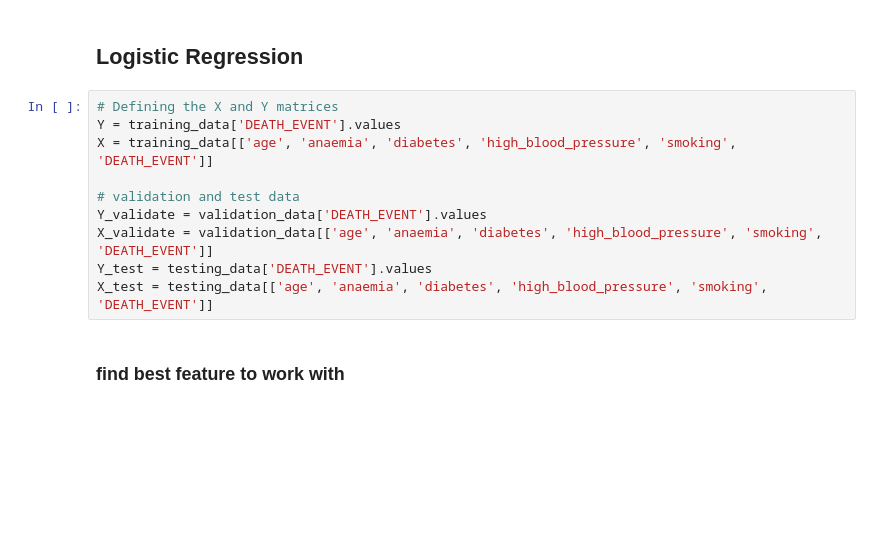
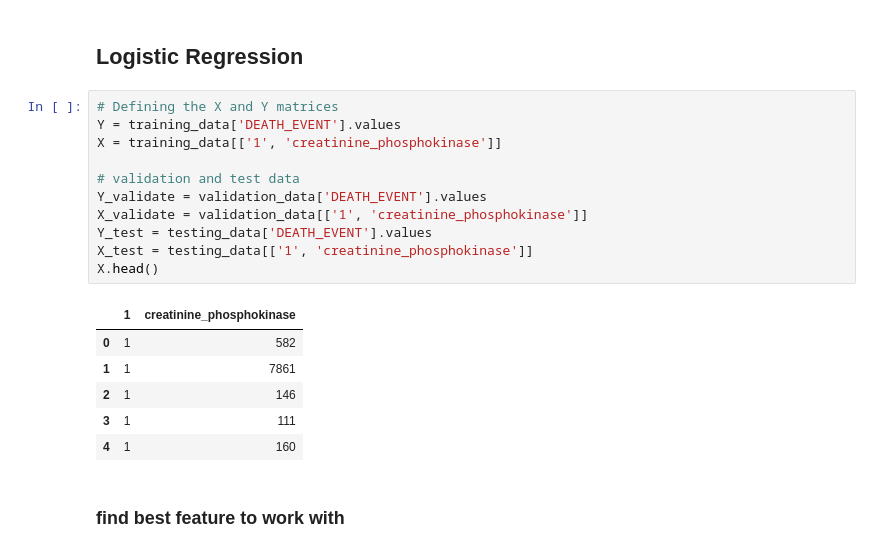
Before and after one commit to Artificial-Intelligence-101/ML, a Jupyter notebook: Code.ipynb, the cells around one changed output. Cells and saved outputs as stored; diff of their text form; blank space fills up the shorter version.

```diff
--- a/Code.ipynb
+++ b/Code.ipynb
@@ -116,13 +117,21 @@ testing_data.tail()
 # %%
 # Defining the X and Y matrices
 Y = training_data['DEATH_EVENT'].values
-X = training_data[['age', 'anaemia', 'diabetes', 'high_blood_pressure', 'smoking', 'DEATH_EVENT']]
+X = training_data[['1', 'creatinine_phosphokinase']]
 
 # validation and test data
 Y_validate = validation_data['DEATH_EVENT'].values
-X_validate = validation_data[['age', 'anaemia', 'diabetes', 'high_blood_pressure', 'smoking', 'DEATH_EVENT']]
+X_validate = validation_data[['1', 'creatinine_phosphokinase']]
 Y_test = testing_data['DEATH_EVENT'].values
-X_test = testing_data[['age', 'anaemia', 'diabetes', 'high_blood_pressure', 'smoking', 'DEATH_EVENT']]
+X_test = testing_data[['1', 'creatinine_phosphokinase']]
+X.head()
+# %% [output]
+|  | 1 | creatinine_phosphokinase |
+| 0 | 1 | 582 |
+| 1 | 1 | 7861 |
+| 2 | 1 | 146 |
+| 3 | 1 | 111 |
+| 4 | 1 | 160 |
 # %% [markdown]
 ### find best feature to work with
 # %%
```
Also changed, not shown: parts of 8 cells of this notebook.
